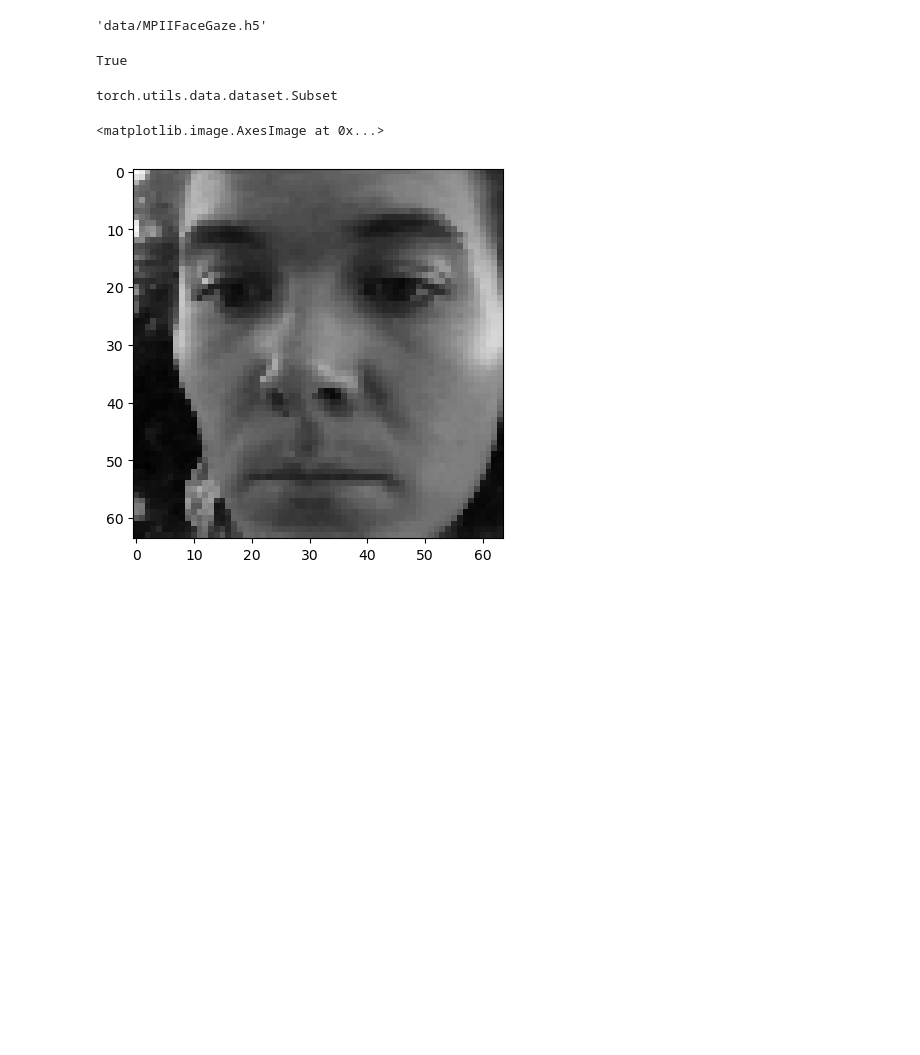
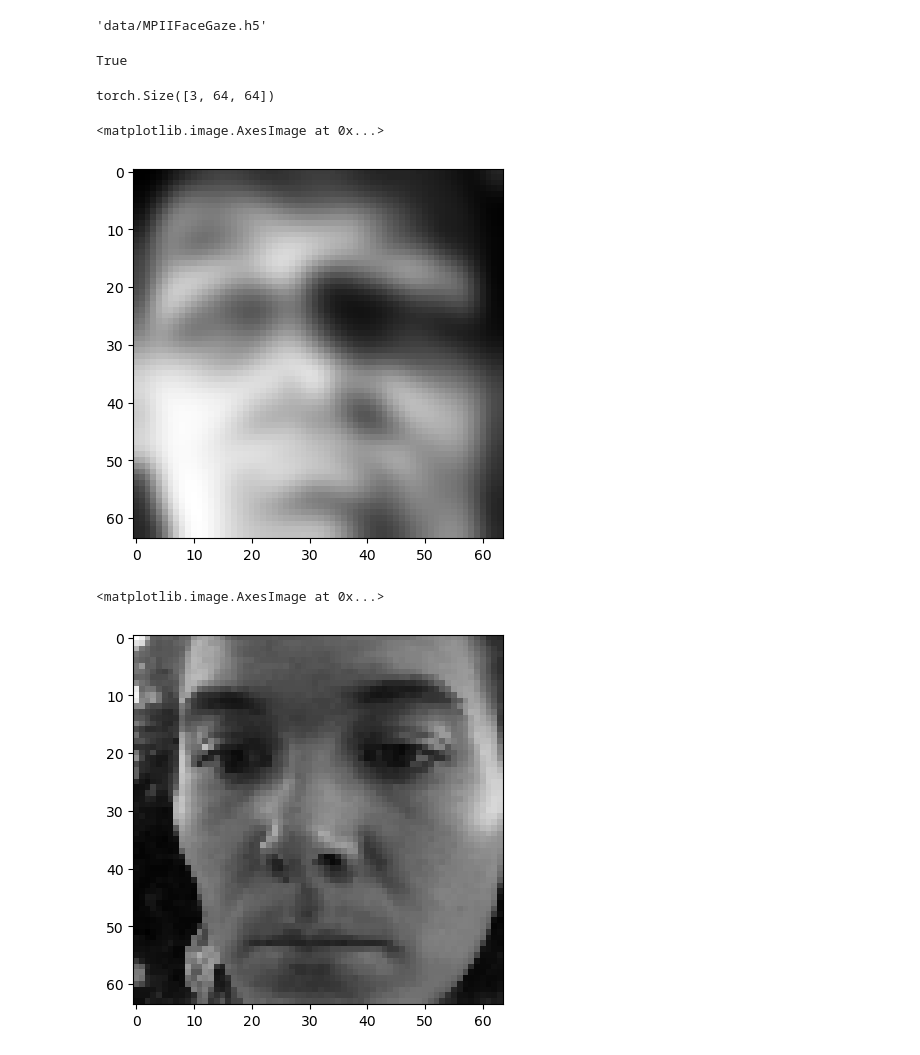
Before and after one commit to IDEA-V/inverse_gaze, a Jupyter notebook: Celeba/b.ipynb, the cells around one changed output. Cells and saved outputs as stored; diff of their text form; code cells hidden in the pictures; blank space fills up the shorter version.

```diff
--- a/Celeba/b.ipynb
+++ b/Celeba/b.ipynb
@@ -36,7 +36,7 @@ True
 train_dataset, val_dataset = create_dataset(config, True, [0,2,3,6,8,9,10,11,12,14])
 # %%
 train_dataset, val_dataset = create_dataset(config, False, [0,2,3,6,8,9,10,11,12,14])
-# %%
-type(train_dataset)
-# %% [output]
-torch.utils.data.dataset.Subset
+# %%
+train_dataset[0][0].shape
+# %% [output]
+torch.Size([3, 64, 64])
@@ -43,3 +46,8 @@ torch.utils.data.dataset.Subset
+# %%
+plt.imshow(torchvision.transforms.functional.gaussian_blur(train_dataset[0][0], 13)[0], cmap='gray')
+# %% [output]
+<matplotlib.image.AxesImage at 0x...>
+[figure, added]
 # %%
 imgs = []
 for j in range(10):
```
Also changed, not shown: parts of 1 cell of this notebook, 7 other files.
